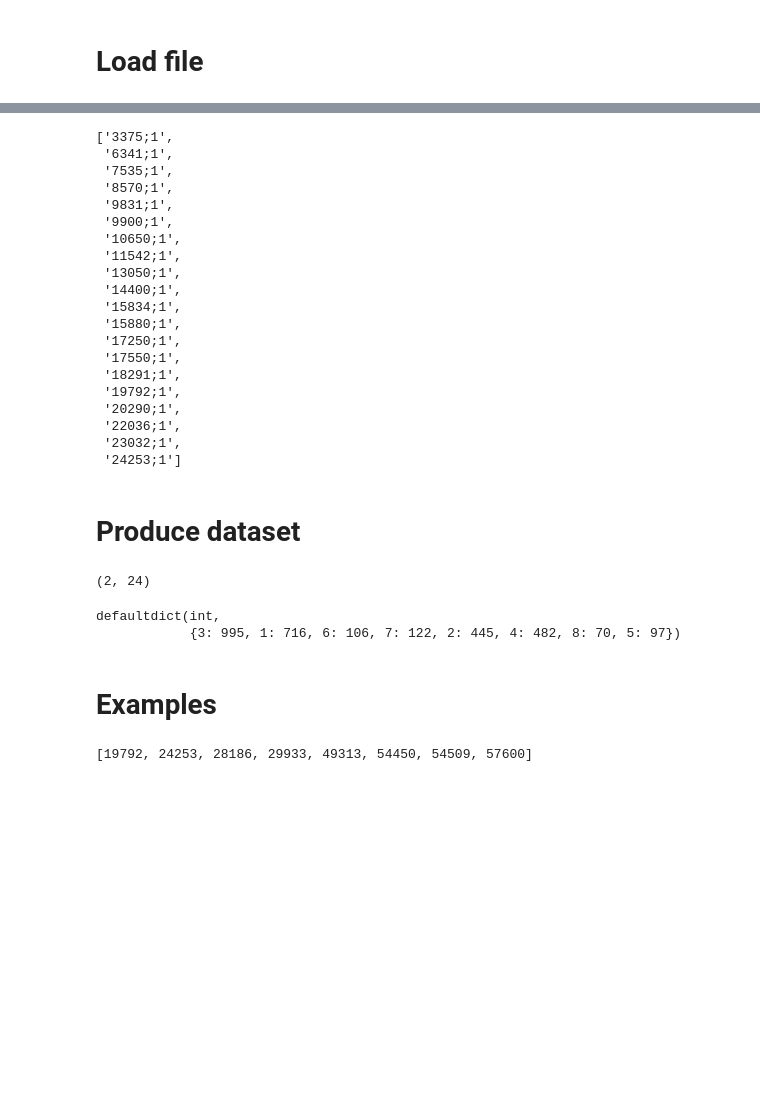
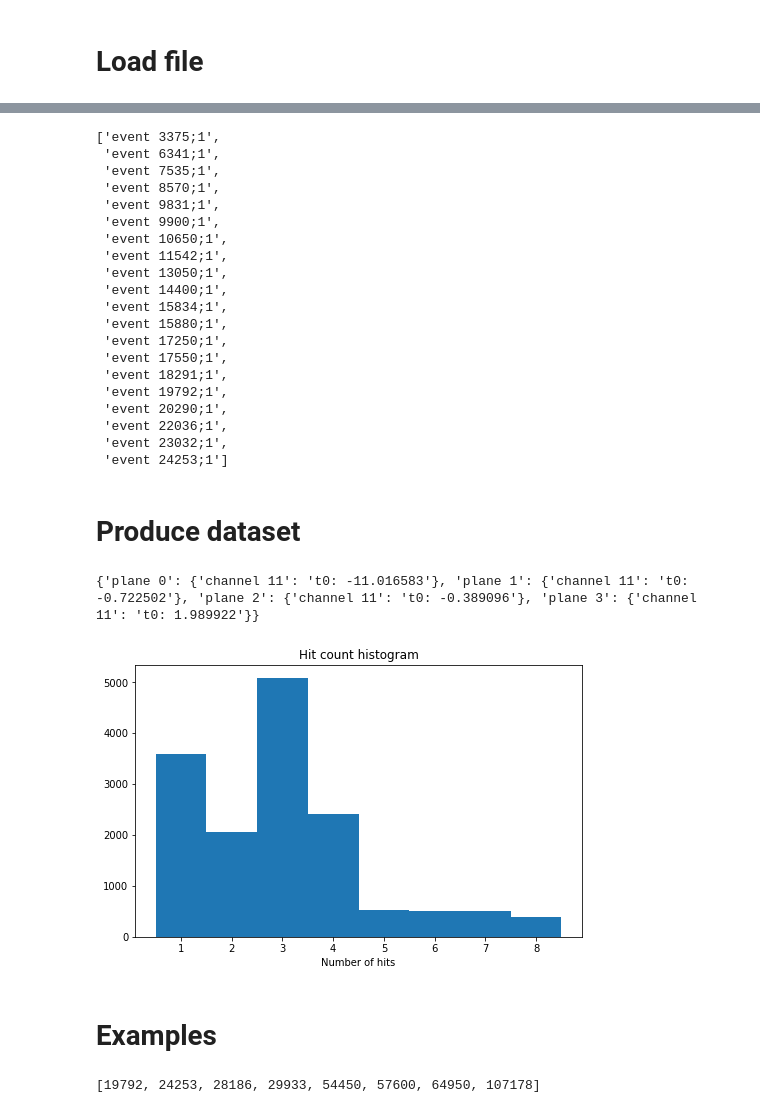
Before and after one commit to MatiXOfficial/pps-timing-ml, a Jupyter notebook: first_tests.ipynb, the cells around one changed output, grey strips where cells are left out. Saved outputs shown, nothing was run; the diff lists cells and outputs as text; code cells hidden in the pictures; blank space fills up the shorter version.

```diff
--- a/first_tests.ipynb
+++ b/first_tests.ipynb
@@ -2,8 +2,9 @@
 import sys
 import re
 from collections import defaultdict
+from pprint import pprint
 
-WAV_FILE_PATH = 'data/wav.root'
+WAV_FILE_PATH = 'data/waveforms.root'
 
 import uproot
 
@@ -49,27 +54,27 @@ len(file_raw[DATA_DIR])
 # %%
-sorted_events = sorted(file_raw[DATA_DIR].keys(recursive=False), key=lambda x: int(x[:-2]))
+sorted_events = sorted(file_raw[data_dir].keys(recursive=False), key=lambda x: int(x[6:-2]))
 sorted_events[:20]
 # %% [output]
-['3375;1',
- '6341;1',
- '7535;1',
- '8570;1',
- '9831;1',
- '9900;1',
- '10650;1',
- '11542;1',
- '13050;1',
- '14400;1',
- '15834;1',
- '15880;1',
- '17250;1',
- '17550;1',
- '18291;1',
- '19792;1',
- '20290;1',
- '22036;1',
- '23032;1',
- '24253;1']
+['event 3375;1',
+ 'event 6341;1',
+ 'event 7535;1',
+ 'event 8570;1',
+ 'event 9831;1',
+ 'event 9900;1',
+ 'event 10650;1',
+ 'event 11542;1',
+ 'event 13050;1',
+ 'event 14400;1',
+ 'event 15834;1',
+ 'event 15880;1',
+ 'event 17250;1',
+ 'event 17550;1',
+ 'event 18291;1',
+ 'event 19792;1',
+ 'event 20290;1',
+ 'event 22036;1',
+ 'event 23032;1',
+ 'event 24253;1']
 # %% [markdown]
 # Produce dataset
 # %%
@@ -101,13 +150,14 @@ for event in sorted_events:
 # %%
-dataset[3375]['ctpps_ti_diamond_56_220cyl_cyl_hr_1_11;1'].series.shape
+print(dataset[24253])
 # %% [output]
-(2, 24)
+{'plane 0': {'channel 11': 't0: -11.016583'}, 'plane 1': {'channel 11': 't0: -0.722502'}, 'plane 2': {'channel 11': 't0: -0.389096'}, 'plane 3': {'channel 11': 't0: 1.989922'}}
-# %%
-plane_hits = defaultdict(int)
-for key, val in dataset.items():
-    plane_hits[len(val)] += 1
-
-plane_hits
-# %% [output]
-defaultdict(int,
-            {3: 995, 1: 716, 6: 106, 7: 122, 2: 445, 4: 482, 8: 70, 5: 97})
+# %%
+hit_count_histogram = [event_data.get_hit_count() for event_data in dataset.values()]
+
+plt.figure(figsize=(8, 5))
+plt.hist(hit_count_histogram, bins=range(1, 8 + 2), align='left')
+plt.title('Hit count histogram')
+plt.xlabel('Number of hits')
+plt.show()
+# %% [output]
+[figure, added]
@@ -115,15 +167,15 @@ defaultdict(int,
 # Examples
 # %%
 events_to_view = []
-for key, val in dataset.items():
-    if len(val) == 4:
-        events_to_view.append(key)
+for event, event_data in dataset.items():
+    if event_data.get_plane_count() == 4 and event_data.get_hit_count() == 4:
+        events_to_view.append(event)
     if len(events_to_view) == 8:
         break
 
 events_to_view
 # %% [output]
-[19792, 24253, 28186, 29933, 49313, 54450, 54509, 57600]
+[19792, 24253, 28186, 29933, 54450, 57600, 64950, 107178]
 # %%
 for event in events_to_view:
     plt.figure(figsize=(21, 3.5))
```
Also changed, not shown: parts of 11 cells of this notebook.
